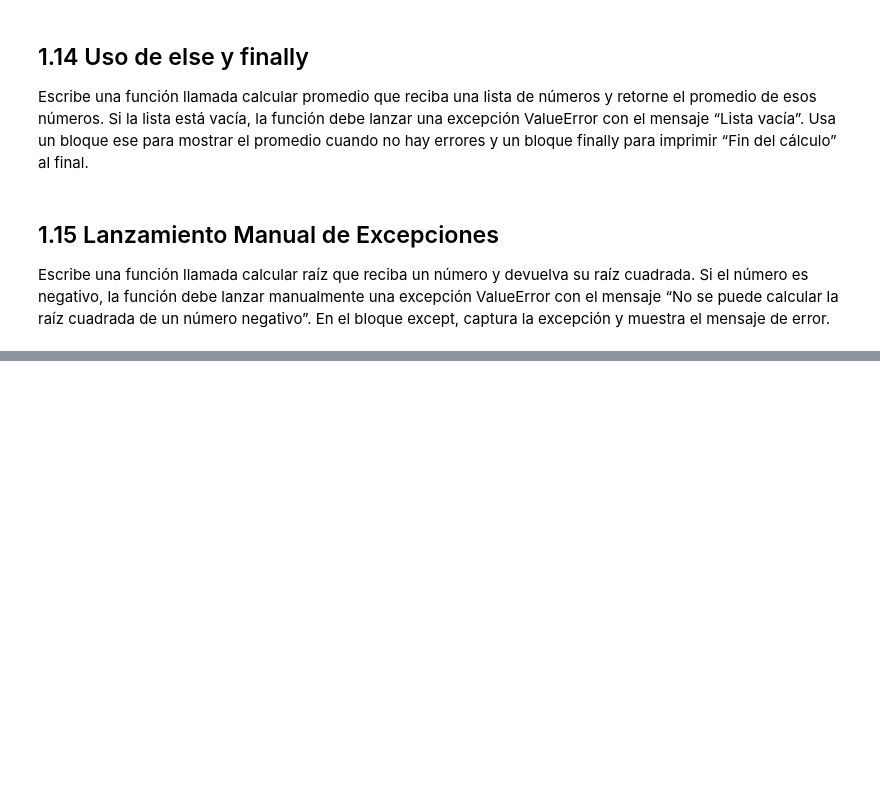
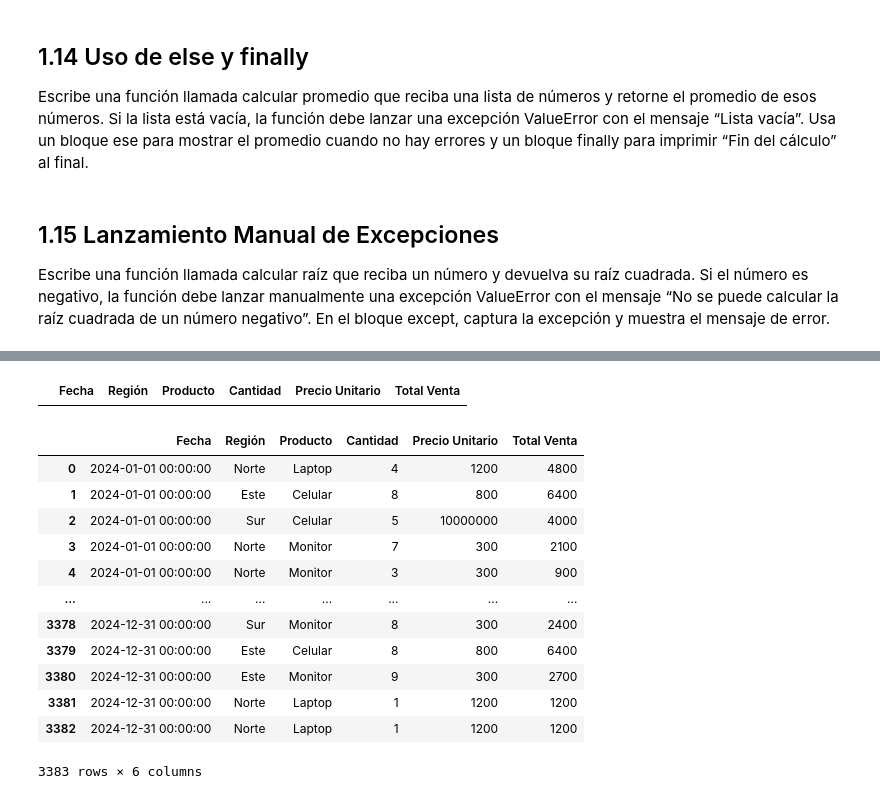
Before and after one commit to augusto-zimmermann/LABO-2, a Jupyter notebook: Practicas_LABO2.ipynb, the cells around one changed output, grey strips where cells are left out. Drawn from its saved outputs; the diff is of its cells as text; code cells hidden in the pictures; blank space fills up the shorter version.

Commit message:
Añadidos ejercicios Pandas

```diff
--- a/Practicas_LABO2.ipynb
+++ b/Practicas_LABO2.ipynb
@@ -1043,0 +1120,24 @@ el mensaje de error.
+# %%
+import pandas as pd
+
+df_csv = pd.read_csv("ventas_empresa.csv")
+df_csv[df_csv['Cantidad'] > 10]
+# %% [output]
+|  | Fecha | Región | Producto | Cantidad | Precio Unitario | Total Venta |
+# %%
+df_csv.loc[2, 'Precio Unitario'] = 10000000  # Modifica el precio del producto en la fila con índice 2
+display(df_csv)
+# %% [output]
+|  | Fecha | Región | Producto | Cantidad | Precio Unitario | Total Venta |
+| 0 | 2024-01-01 00:00:00 | Norte | Laptop | 4 | 1200 | 4800 |
+| 1 | 2024-01-01 00:00:00 | Este | Celular | 8 | 800 | 6400 |
+| 2 | 2024-01-01 00:00:00 | Sur | Celular | 5 | 10000000 | 4000 |
+| 3 | 2024-01-01 00:00:00 | Norte | Monitor | 7 | 300 | 2100 |
+| 4 | 2024-01-01 00:00:00 | Norte | Monitor | 3 | 300 | 900 |
+| ... | ... | ... | ... | ... | ... | ... |
+| 3378 | 2024-12-31 00:00:00 | Sur | Monitor | 8 | 300 | 2400 |
+| 3379 | 2024-12-31 00:00:00 | Este | Celular | 8 | 800 | 6400 |
+| 3380 | 2024-12-31 00:00:00 | Este | Monitor | 9 | 300 | 2700 |
+| 3381 | 2024-12-31 00:00:00 | Norte | Laptop | 1 | 1200 | 1200 |
+| 3382 | 2024-12-31 00:00:00 | Norte | Laptop | 1 | 1200 | 1200 |
+3383 rows × 6 columns
```
Also changed, not shown: parts of 18 cells of this notebook.
